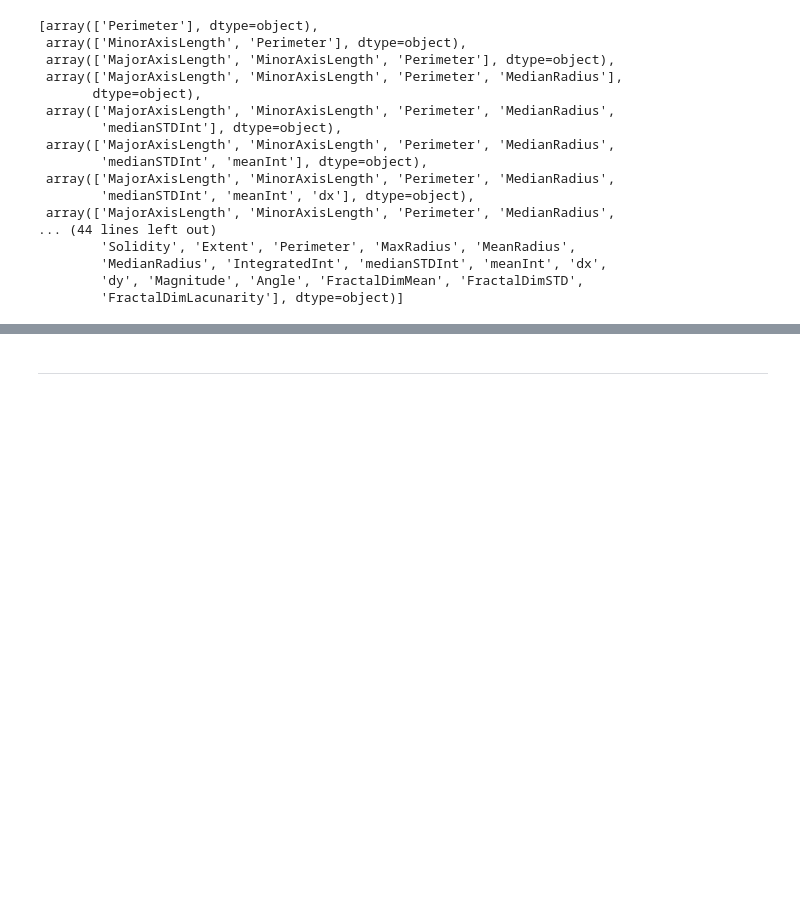
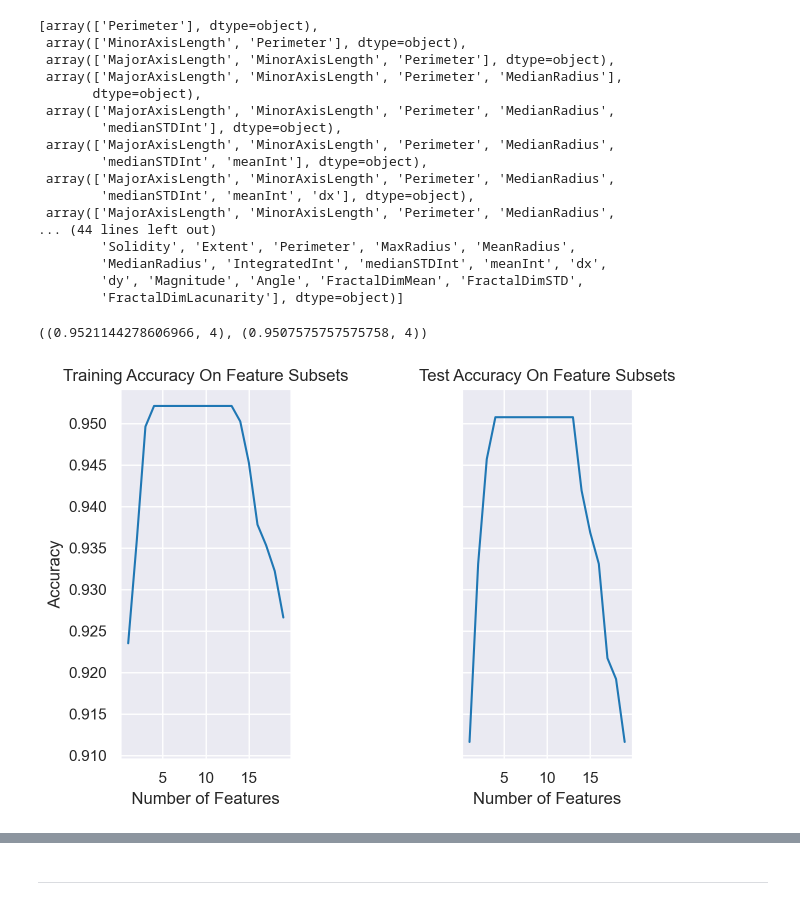
Before and after one commit to COGS118A/Group024-SP23, a Jupyter notebook: Checkpoint_Group024-SP23.ipynb, the cells around one changed output, grey strips where cells are left out. Drawn from its saved outputs; the diff is of its cells as text; code cells hidden in the pictures; blank space fills up the shorter version.

Commit message:
Added feature selection portion and edited verbose of Gridsearch

```diff
--- a/Checkpoint_Group024-SP23.ipynb
+++ b/Checkpoint_Group024-SP23.ipynb
@@ -201,9 +199,11 @@ search_space = [
     },
 ]
 
-# The output text is displayed via the verbose parameter, feel free to change if it's too overwhelming to look at
-bestKNN = GridSearchCV(pipe, search_space, cv=5, verbose=3)
+bestKNN = GridSearchCV(pipe, search_space, cv=5, verbose=1)
 bestKNN.fit(X_train, y_train)
-bestKNN.best_params_, bestKNN.best_score_
+print(bestKNN.best_params_, bestKNN.best_score_)
+
+bestKNN = KNeighborsClassifier(bestKNN.best_params_['classifier__n_neighbors'])
+bestKNN.fit(X_train, y_train)
 # %% [output]
 Fitting 5 folds for each of 5 candidates, totalling 25 fits
@@ -362,0 +341,36 @@ impOrder # With this array, it's possible to test different subsets of the featu
+# %%
+train_acc = []
+test_acc = []
+best_train_acc = (0, -1)
+best_test_acc = (0, -1)
+for i in range(1,20):
+    X_train_subset = X_train[impOrder[i]]
+    X_test_subset = X_test[impOrder[i]]
+
+    subset_model = bestKNN.fit(X_train_subset, y_train)
+
+    yhat_train = subset_model.predict(X_train_subset)
+    yhat_test = subset_model.predict(X_test_subset)
+
+    curr_train_acc = accuracy_score(yhat_train, y_train)
+    curr_test_acc = accuracy_score(yhat_test, y_test)
+
+    if best_train_acc[0] < curr_train_acc:
+        best_train_acc = (curr_train_acc, i)
+    if best_test_acc[0] < curr_test_acc:
+        best_test_acc = (curr_test_acc, i)
+
+    train_acc.append((i, curr_train_acc))
+    test_acc.append((i, curr_test_acc))
+
+fig, (ax1, ax2) = plt.subplots(ncols=2)
+plt.subplots_adjust(left=0.1, right= 0.9, wspace=1)
+
+sns.lineplot(pd.DataFrame(train_acc, columns=['x', 'y']), x='x', y='y', ax=ax1).set(title= "Training Accuracy On Feature Subsets", xlabel="Number of Features", ylabel= "Accuracy")
+
+sns.lineplot(pd.DataFrame(test_acc, columns=['x', 'y']), x='x', y='y', ax=ax2).set(title= "Test Accuracy On Feature Subsets", xlabel="Number of Features", ylabel= "Accuracy")
+
+best_train_acc, best_test_acc
+# %% [output]
+((0.9521144278606966, 4), (0.9507575757575758, 4))
+[figure, added]
```
Also changed, not shown: parts of 11 cells of this notebook.
